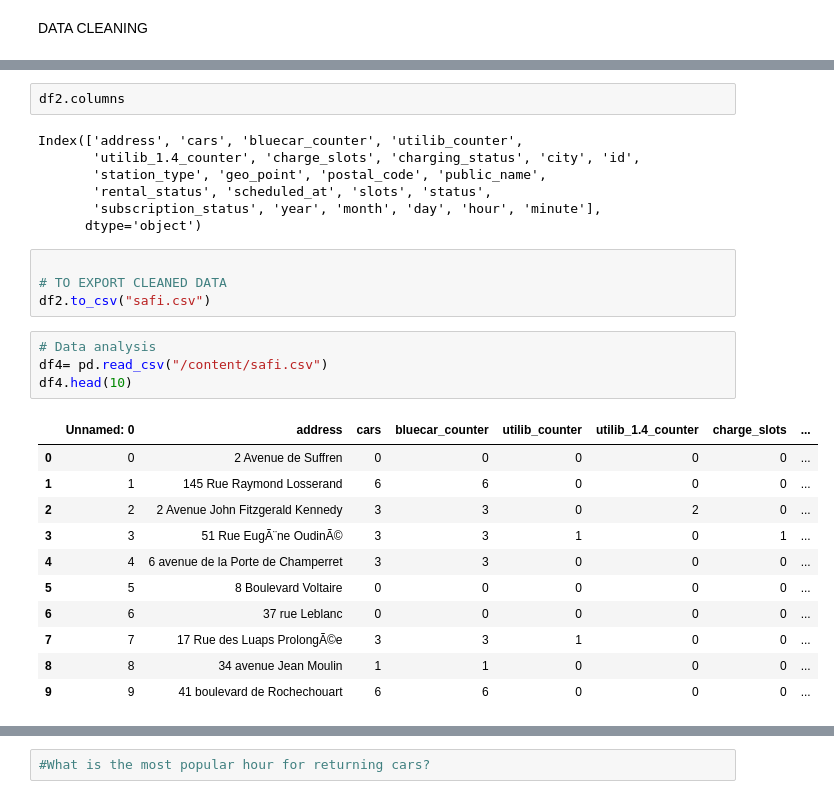
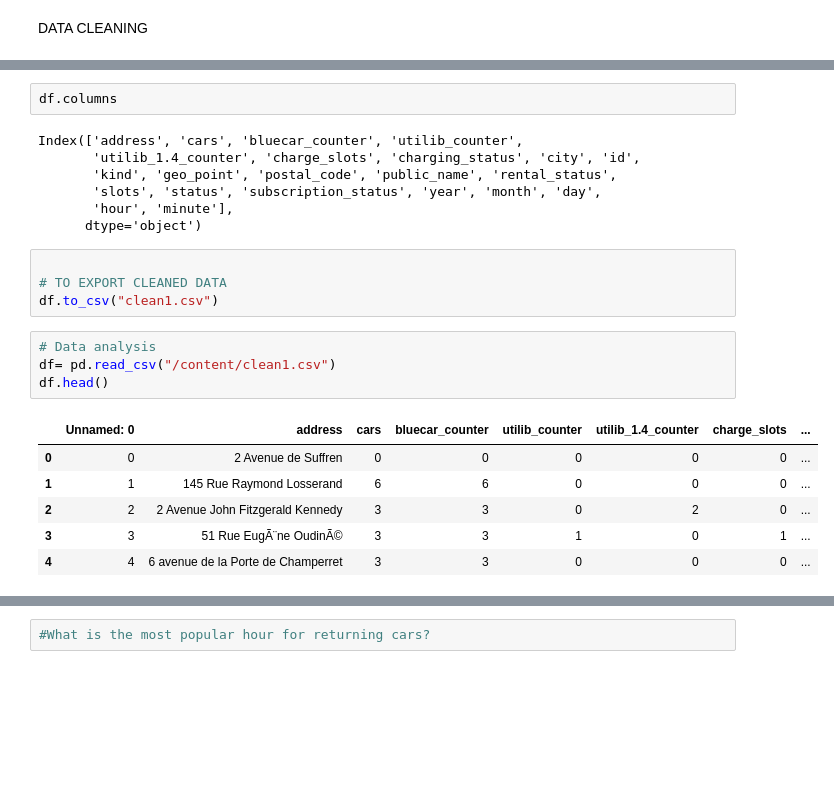
Before and after one commit to Hrotich/HRK, a Jupyter notebook: WEEK_4_RESUBMISSION.ipynb, the cells around one changed output, grey strips where cells are left out. Saved outputs shown, nothing was run; the diff lists cells and outputs as text; blank space fills up the shorter version.

```diff
--- a/WEEK_4_RESUBMISSION.ipynb
+++ b/WEEK_4_RESUBMISSION.ipynb
@@ -244,30 +216,25 @@ df2.columns = ['address', 'cars', 'bluecar_counter', 'utilib_counter',
 # %%
-df2.columns
+df.columns
 # %% [output]
 Index(['address', 'cars', 'bluecar_counter', 'utilib_counter',
        'utilib_1.4_counter', 'charge_slots', 'charging_status', 'city', 'id',
-       'station_type', 'geo_point', 'postal_code', 'public_name',
-       'rental_status', 'scheduled_at', 'slots', 'status',
-       'subscription_status', 'year', 'month', 'day', 'hour', 'minute'],
+       'kind', 'geo_point', 'postal_code', 'public_name', 'rental_status',
+       'slots', 'status', 'subscription_status', 'year', 'month', 'day',
+       'hour', 'minute'],
       dtype='object')
 # %%
 
 # TO EXPORT CLEANED DATA
-df2.to_csv("safi.csv")
+df.to_csv("clean1.csv")
 # %%
 # Data analysis
-df4= pd.read_csv("/content/safi.csv")
-df4.head(10)
+df= pd.read_csv("/content/clean1.csv")
+df.head()
 # %% [output]
 |  | Unnamed: 0 | address | cars | bluecar_counter | utilib_counter | utilib_1.4_counter | charge_slots | ... |
 | 0 | 0 | 2 Avenue de Suffren | 0 | 0 | 0 | 0 | 0 | ... |
 | 1 | 1 | 145 Rue Raymond Losserand | 6 | 6 | 0 | 0 | 0 | ... |
 | 2 | 2 | 2 Avenue John Fitzgerald Kennedy | 3 | 3 | 0 | 2 | 0 | ... |
 | 3 | 3 | 51 Rue EugÃ¨ne OudinÃ© | 3 | 3 | 1 | 0 | 1 | ... |
 | 4 | 4 | 6 avenue de la Porte de Champerret | 3 | 3 | 0 | 0 | 0 | ... |
-| 5 | 5 | 8 Boulevard Voltaire | 0 | 0 | 0 | 0 | 0 | ... |
-| 6 | 6 | 37 rue Leblanc | 0 | 0 | 0 | 0 | 0 | ... |
-| 7 | 7 | 17 Rue des Luaps ProlongÃ©e | 3 | 3 | 1 | 0 | 0 | ... |
-| 8 | 8 | 34 avenue Jean Moulin | 1 | 1 | 0 | 0 | 0 | ... |
-| 9 | 9 | 41 boulevard de Rochechouart | 6 | 6 | 0 | 0 | 0 | ... |
 # %%
```
Also changed, not shown: parts of 16 cells of this notebook.
